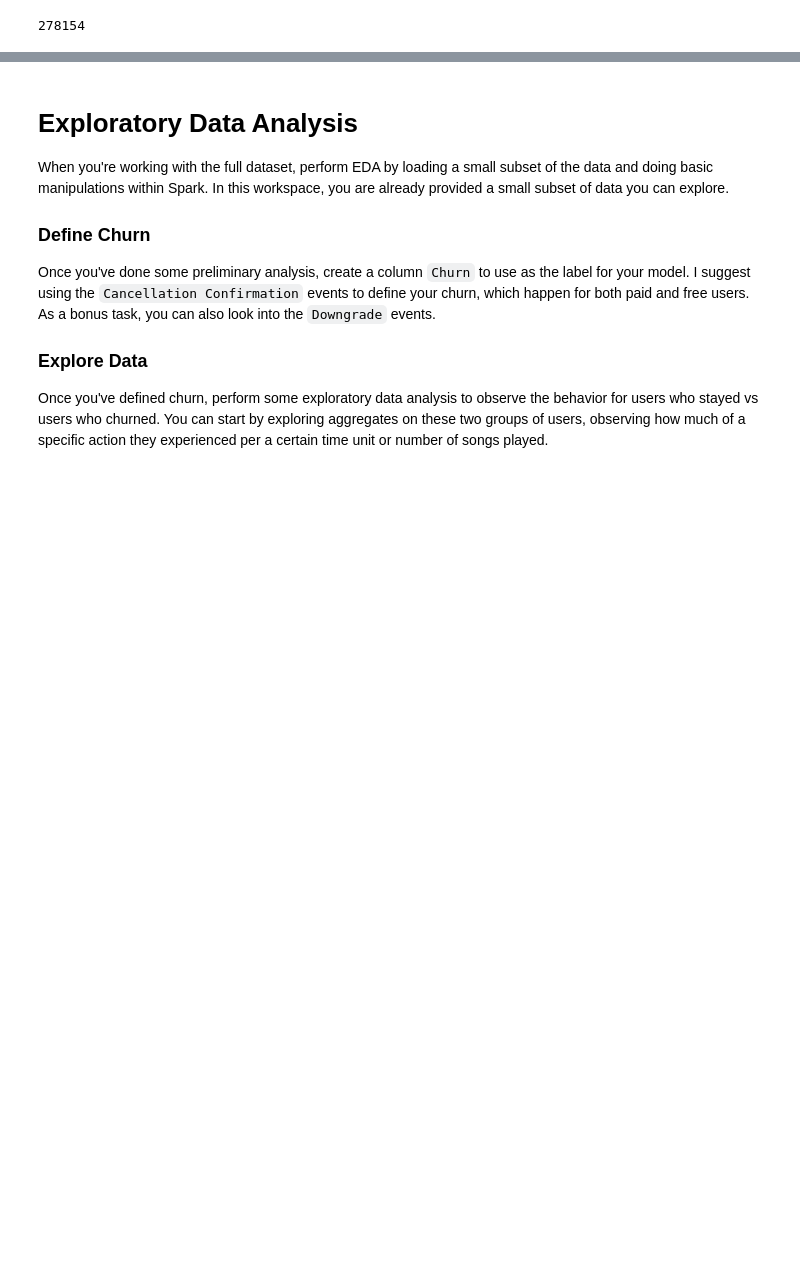
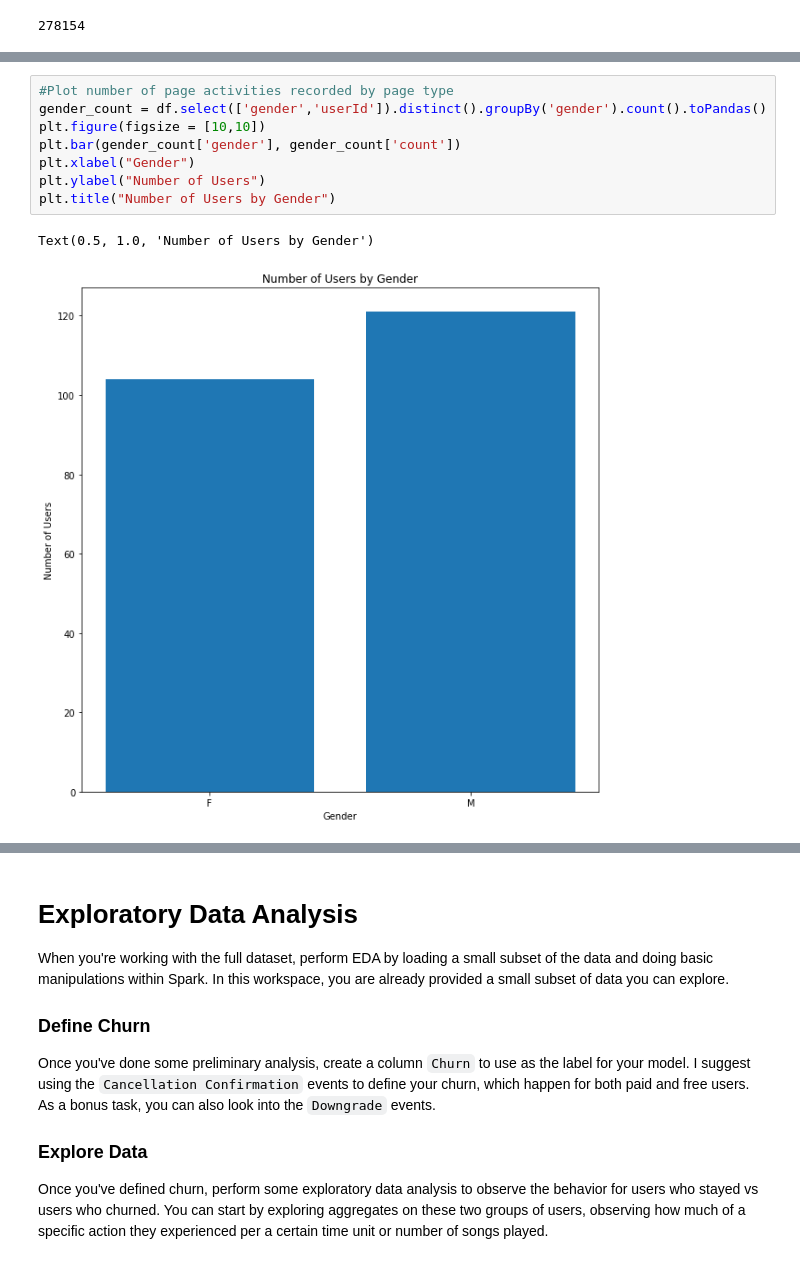
Before and after one commit to BurgerWu/Sparkify-Project, a Jupyter notebook: Sparkify.ipynb, the cells around one changed output, grey strips where cells are left out. Cells and saved outputs as stored; diff of their text form; blank space fills up the shorter version.

```diff
--- a/Sparkify.ipynb
+++ b/Sparkify.ipynb
@@ -59,0 +99,11 @@ df.count()
+# %%
+#Plot number of page activities recorded by page type
+gender_count = df.select(['gender','userId']).distinct().groupBy('gender').count().toPandas()
+plt.figure(figsize = [10,10])
+plt.bar(gender_count['gender'], gender_count['count'])
+plt.xlabel("Gender")
+plt.ylabel("Number of Users")
+plt.title("Number of Users by Gender")
+# %% [output]
+Text(0.5, 1.0, 'Number of Users by Gender')
+[figure, added]
```
Also changed, not shown: parts of 11 cells of this notebook.
